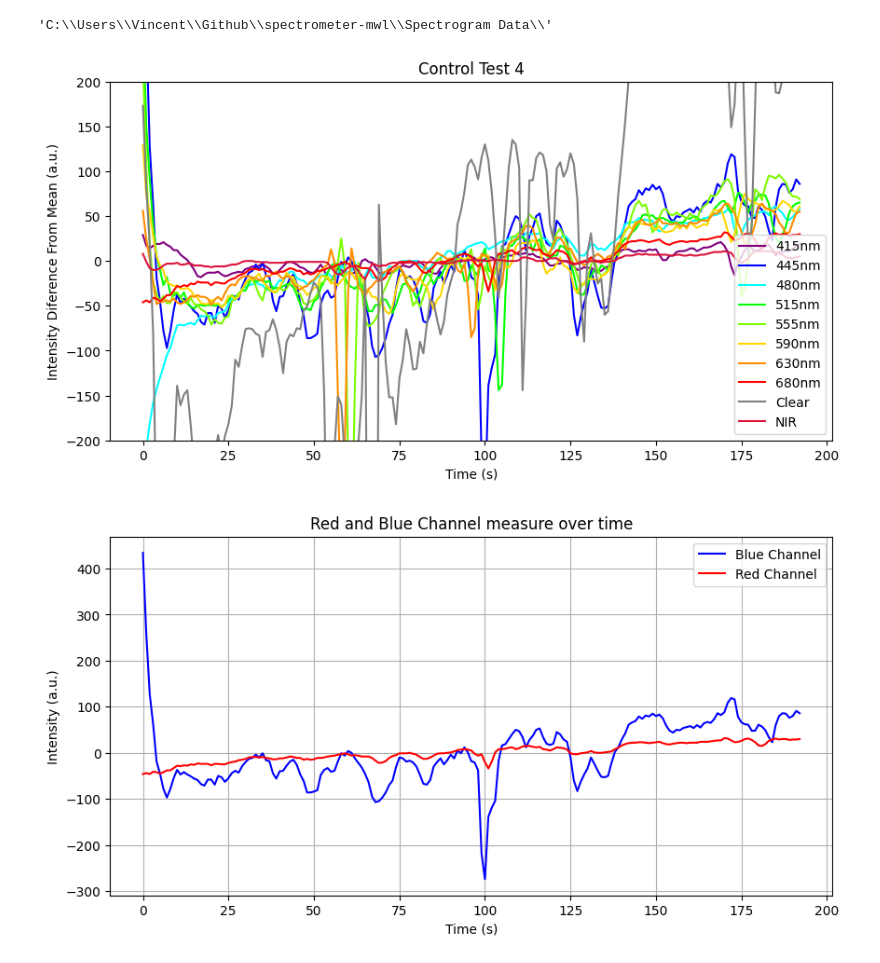
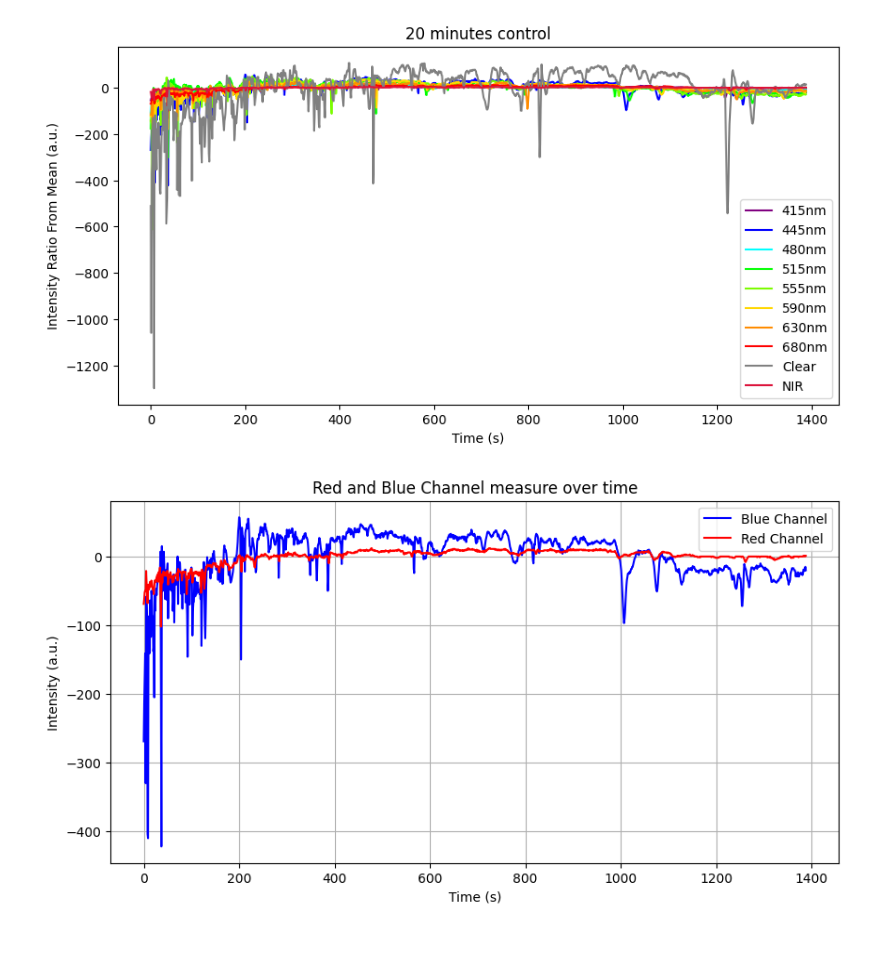
Before and after one commit to aitkenbug/spectrometer-mwl, a Jupyter notebook: ploting/control-test.ipynb, the cells around one changed output. Drawn from its saved outputs; the diff is of its cells as text; code cells hidden in the pictures.

```diff
--- a/ploting/control-test.ipynb
+++ b/ploting/control-test.ipynb
@@ -5,33 +5,31 @@ import pandas as pd
 import pathlib
 # %%
 path = "C:\\Users\\Vincent\\Github\\spectrometer-mwl\\Spectrogram Data\\"
-data = pd.read_csv('C:\\Users\\Vincent\\Github\\spectrometer-mwl\\Spectrogram Data\\control-2023-03-29-tube.csv', sep=',',header=0)
-path
+control_data = pd.read_csv('C:\\Users\\Vincent\\Github\\spectrometer-mwl\\dev\\specter\\Spectrogram Data\\long-test-tube-control.csv', sep=',',header=0)
+control_data=control_data.drop(columns='time')
-# %% [output]
-'C:\\Users\\Vincent\\Github\\spectrometer-mwl\\Spectrogram Data\\'
 # %%
 time = data['time'].to_list()
 labels = data.columns.to_list()
 jdat = data[1:].drop(columns='time').to_numpy().T
 col = ['purple','blue','cyan','lime','lawngreen','gold','darkorange','red','gray','crimson']
 
 for i in range(len(jdat)):
     mi = np.mean(jdat[i])
     for j in range(len(jdat[0])):
-        jdat[i][j] = jdat[i][j] - mi
+        jdat[i][j] = jdat[i][j]-mi
 
 fig, ax = plt.subplots(figsize=(10, 5))
 for i in range(len(jdat)):
     ax.plot(np.arange(len(jdat[0])), jdat[i], color=col[i], label=labels[i+1])
 ax.legend()
 plt.xlabel('Time (s)')
-plt.ylabel('Intensity Diference From Mean (a.u.)')
-plt.title('Control Test 4')
-plt.ylim(-200,200)
+plt.ylabel('Intensity Ratio From Mean (a.u.)')
+plt.title('20 minutes control')
+#plt.ylim(-200,200)
 plt.show()
 #fig.savefig('control-test-mean-4.png', facecolor=fig.get_facecolor(), edgecolor='none')
 # %% [output]
-[figure, old version]
+[figure, new version]
 # %%
 fig, ax = plt.subplots(figsize=(10, 5))
 ax.plot(np.arange(len(jdat[0])), jdat[1], label='Blue Channel', color='blue')
@@ -44,4 +42,4 @@ plt.ylabel('Intensity (a.u.)')
 plt.show()
 #fig.savefig('b-vs-r.png', facecolor=fig.get_facecolor(), edgecolor='none')
 # %% [output]
-[figure, old version]
+[figure, new version]
```
Also changed, not shown: parts of 9 cells of this notebook, 28 other files.
